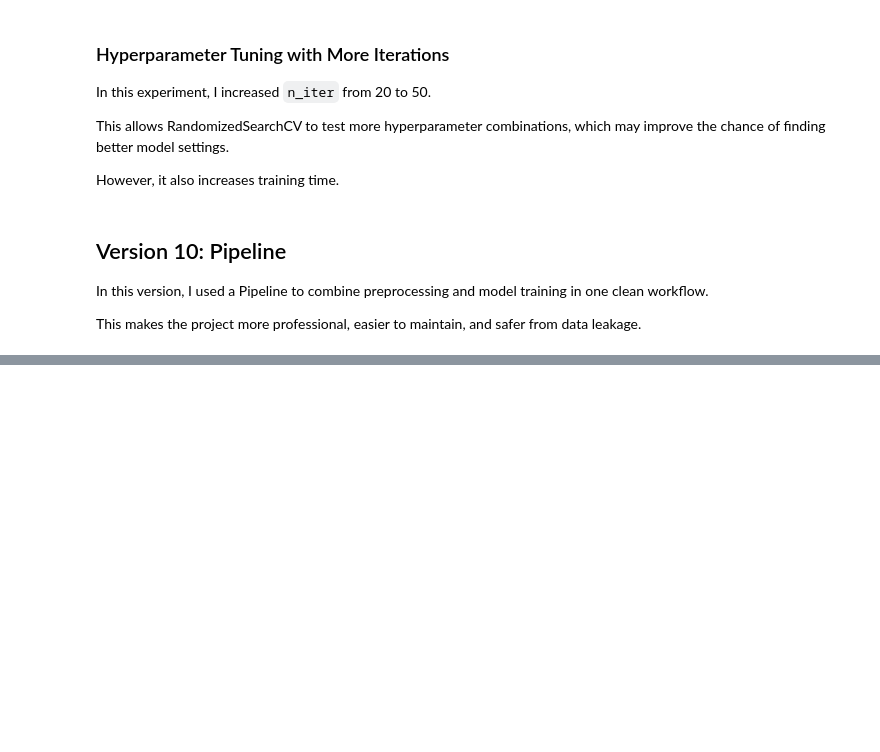
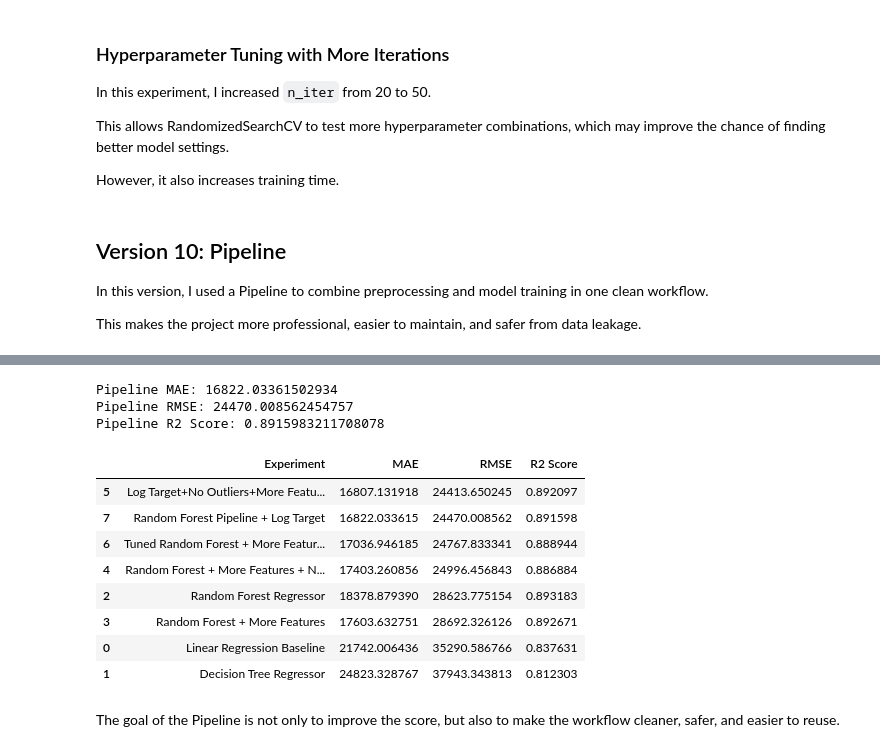
Before and after one commit to raghadnedal/house-price-prediction, a Jupyter notebook: house_price_prediction.ipynb, the cells around one changed output, grey strips where cells are left out. Saved outputs shown, nothing was run; the diff lists cells and outputs as text; code cells hidden in the pictures; blank space fills up the shorter version.

Commit message:
Complete house price prediction project

```diff
--- a/house_price_prediction.ipynb
+++ b/house_price_prediction.ipynb
@@ -1095,0 +1168,10 @@ This makes the project more professional, easier to maintain, and safer from dat
+# %%
+preprocessor = ColumnTransformer(
+    transformers=[
+        ("num", numeric_transformer, numeric_features_pipeline),
+        ("quality_ord", quality_transformer, quality_ordinal_features),
+        ("garage_finish_ord", garage_finish_transformer, garage_finish_features),
+        ("central_air_ord", central_air_transformer, central_air_features),
+        ("nominal", nominal_transformer, nominal_features_pipeline)
+    ]
+)
@@ -1095,0 +1192,11 @@ This makes the project more professional, easier to maintain, and safer from dat
+# %%
+from sklearn.model_selection import train_test_split
+X_train_pipe,X_test_pipe,y_train_pipe,y_test_pipe =train_test_split(
+    X_pipeline,
+    y_pipeline,
+    test_size=0.2,
+    random_state=42
+)
+rf_pipeline_log.fit(X_train_pipe,y_train_pipe)
+y_pred_pipeline= rf_pipeline_log.predict(X_test_pipe)
+y_pred_pipeline[:5]
@@ -1095,0 +1220,37 @@ This makes the project more professional, easier to maintain, and safer from dat
+# %%
+from sklearn.metrics import mean_absolute_error, mean_squared_error, r2_score
+import numpy as np
+
+mae_pipeline = mean_absolute_error(y_test_pipe, y_pred_pipeline)
+rmse_pipeline = np.sqrt(mean_squared_error(y_test_pipe, y_pred_pipeline))
+r2_pipeline = r2_score(y_test_pipe, y_pred_pipeline)
+
+print("Pipeline MAE:", mae_pipeline)
+print("Pipeline RMSE:", rmse_pipeline)
+print("Pipeline R2 Score:", r2_pipeline)
+# %% [output]
+Pipeline MAE: 16822.03361502934
+Pipeline RMSE: 24470.008562454757
+Pipeline R2 Score: 0.8915983211708078
+# %%
+results.append({
+    "Experiment": "Random Forest Pipeline + Log Target",
+    "MAE": mae_pipeline,
+    "RMSE": rmse_pipeline,
+    "R2 Score": r2_pipeline
+})
+
+results_df = pd.DataFrame(results)
+results_df.sort_values(by="RMSE")
+# %% [output]
+|  | Experiment | MAE | RMSE | R2 Score |
+| 5 | Log Target+No Outliers+More Featu... | 16807.131918 | 24413.650245 | 0.892097 |
+| 7 | Random Forest Pipeline + Log Target | 16822.033615 | 24470.008562 | 0.891598 |
+| 6 | Tuned Random Forest + More Featur... | 17036.946185 | 24767.833341 | 0.888944 |
+| 4 | Random Forest + More Features + N... | 17403.260856 | 24996.456843 | 0.886884 |
+| 2 | Random Forest Regressor | 18378.879390 | 28623.775154 | 0.893183 |
+| 3 | Random Forest + More Features | 17603.632751 | 28692.326126 | 0.892671 |
+| 0 | Linear Regression Baseline | 21742.006436 | 35290.586766 | 0.837631 |
+| 1 | Decision Tree Regressor | 24823.328767 | 37943.343813 | 0.812303 |
+# %% [markdown]
+The goal of the Pipeline is not only to improve the score, but also to make the workflow cleaner, safer, and easier to reuse.
```
Also changed, not shown: parts of 8 cells of this notebook.
